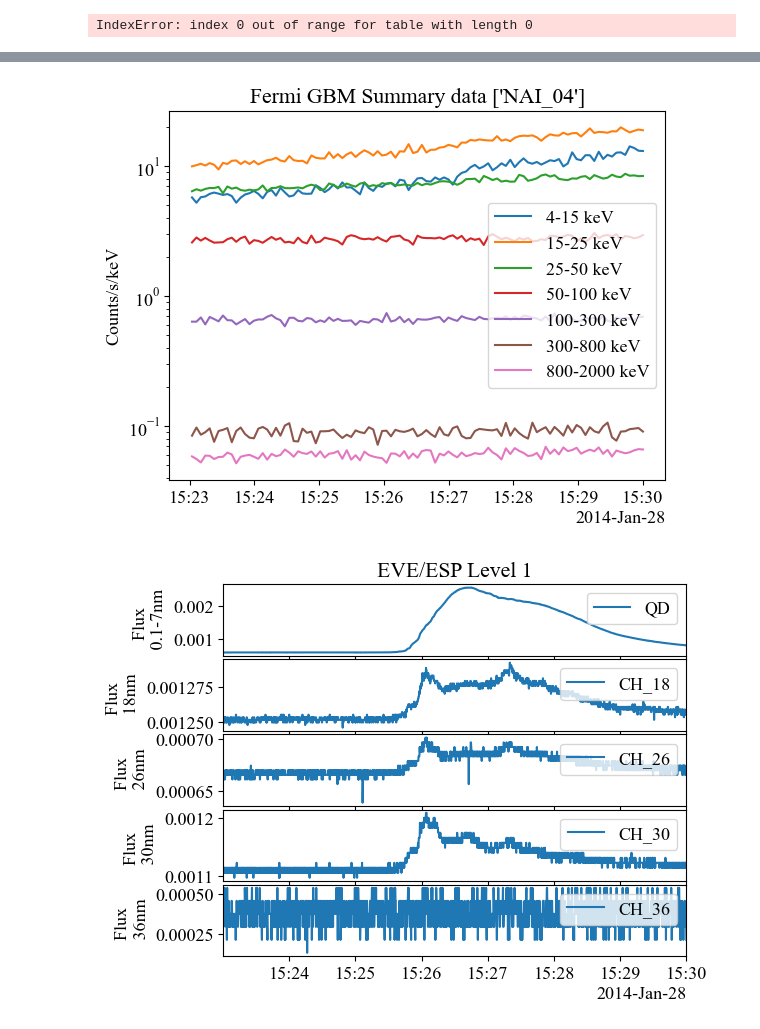
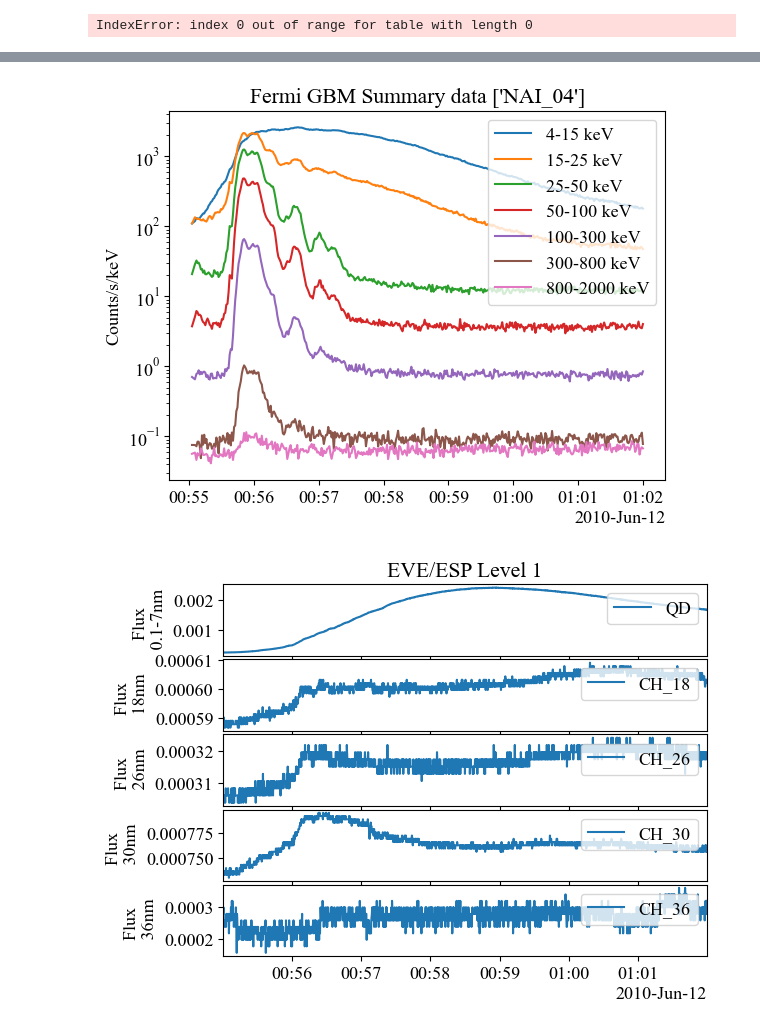
Before and after one commit to james-kc/solar_flare_finder, a Jupyter notebook: light_cuves.ipynb, the cells around one changed output, grey strips where cells are left out. Cells and saved outputs as stored; diff of their text form; code cells hidden in the pictures.

Commit message:
light curves edit

```diff
--- a/light_cuves.ipynb
+++ b/light_cuves.ipynb
@@ -26,6 +26,17 @@ flare_end = flare_spe[2]
 
 pre_flare = '2014-01-28 15:23'
 post_flare = '2014-01-28 15:30'
+
+# Another M-class flare no RHESSI trigger
+
+flare_spe = ['2010-06-12 00:30', '2010-06-12 00:57', '2010-06-12 01:02']
+
+flare_start = flare_spe[0]
+flare_peak =flare_spe[1]
+flare_end = flare_spe[2]
+
+pre_flare = '2010-06-12 00:55'
+post_flare = '2010-06-12 01:02'
 # %%
 a.Instrument
 # %% [output]
@@ -203,7 +220,10 @@ IndexError: list index out of range
 ########
 
 goes_files = Fido.fetch(
-    goes_fido_result[0,2],
+    # [0,2] - New C-class SOL2013-11-09
+    # [0,1] - M3.5 SOL2014-01-28
+    # [0,0] - M2.0 SOL2010-06-12
+    goes_fido_result[0,0],
     path='light_curve_data'
 )
 
@@ -259,5 +279,5 @@ eve.peek()
-[figure, old version]
+[figure, new version]
-[figure, old version]
+[figure, new version]
 # %%
 plt.rcParams["font.family"] = "Times New Roman"
 plt.rcParams.update({'font.size': 13})
```
Also changed, not shown: parts of 3 cells of this notebook.
